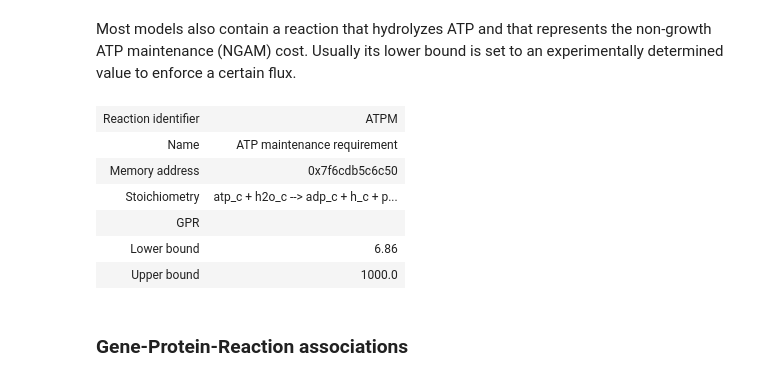
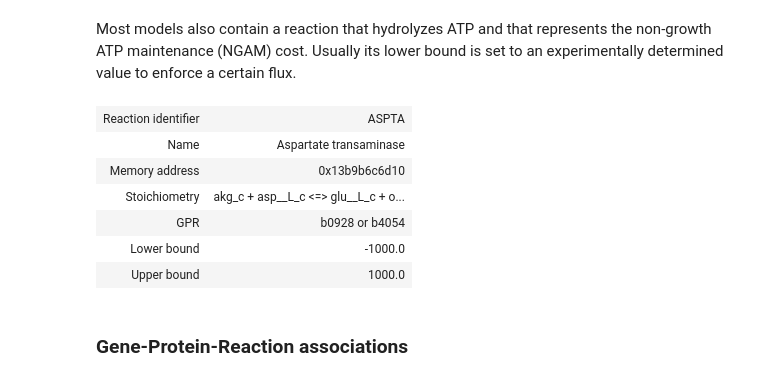
Before and after one commit to 27410/group-assingment-group-14, a Jupyter notebook: L-asp_GSM_application.ipynb, the cells around one changed output. Saved outputs shown, nothing was run; the diff lists cells and outputs as text; code cells hidden in the pictures.

```diff
--- a/L-asp_GSM_application.ipynb
+++ b/L-asp_GSM_application.ipynb
@@ -268,14 +271,14 @@ model.reactions.BIOMASS_Ec_iML1515_core_75p37M
 # %% [markdown]
 Most models also contain a reaction that hydrolyzes ATP and that represents the non-growth ATP maintenance (NGAM) cost. Usually its lower bound is set to an experimentally determined value to enforce a certain flux.
 # %%
-model.reactions.ATPM
+model.reactions.ASPTA
 # %% [output]
-| Reaction identifier | ATPM |
-| Name | ATP maintenance requirement |
-| Memory address | 0x7f6cdb5c6c50 |
-| Stoichiometry | atp_c + h2o_c --> adp_c + h_c + p... |
-| GPR |  |
-| Lower bound | 6.86 |
+| Reaction identifier | ASPTA |
+| Name | Aspartate transaminase |
+| Memory address | 0x13b9b6c6d10 |
+| Stoichiometry | akg_c + asp__L_c <=> glu__L_c + o... |
+| GPR | b0928 or b4054 |
+| Lower bound | -1000.0 |
 | Upper bound | 1000.0 |
 # %% [markdown]
 ### Gene-Protein-Reaction associations
```
Also changed, not shown: parts of 3 cells of this notebook, 10 other files.
